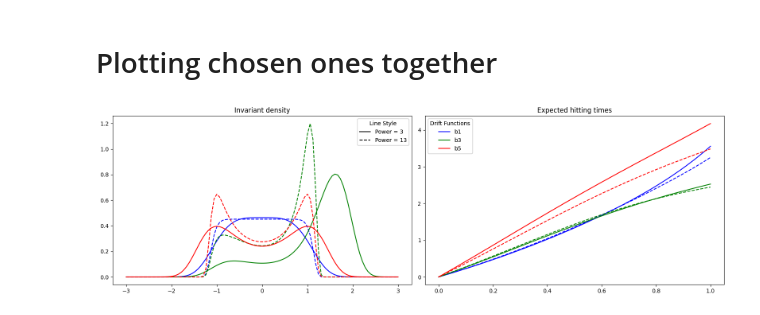
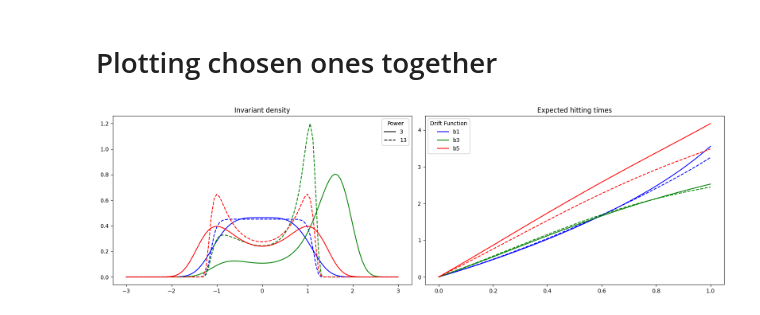
Before and after one commit to RasmusBrostroem/Data-driven-algorithms-for-Impulse-control-problem-Thesis, a Jupyter notebook: TestingMisspecificationFunctions.ipynb, the cells around one changed output. Drawn from its saved outputs; the diff is of its cells as text; code cells hidden in the pictures.

```diff
--- a/TestingMisspecificationFunctions.ipynb
+++ b/TestingMisspecificationFunctions.ipynb
@@ -190,35 +190,35 @@ fig, ax = plt.subplots(1, 2, figsize=(16, 5))
 
 for i, invariant_density in enumerate(invariant_densities):
     power = powers[i % 2]
     driftFunc = driftFuncs[i // 2]
     linestyle = '--' if power == 13 else '-'
     color = colors[driftFunc]
     ax[0].plot(x_range_invariant, invariant_density, label=f"power = {power}, {driftFunc}", linestyle=linestyle, color=color)
 
 ax[0].set_title("Invariant density")
 
 for i, expected_hitting_time in enumerate(expected_hitting_times):
     power = powers[i % 2]
     driftFunc = driftFuncs[i // 2]
     linestyle = '--' if power == 13 else '-'
     color = colors[driftFunc]
     ax[1].plot(x_range_xi, expected_hitting_time, label=f"power = {power}, {driftFunc}", linestyle=linestyle, color=color)
 
 ax[1].set_title("Expected hitting times")
 ax[1].ticklabel_format(style="plain")
 #ax[1].set_ylim([0, 100])
 
 # Create custom legend for line styles
-line_style_solid = mlines.Line2D([], [], linestyle='-', color='black', label='Power = 3')
-line_style_dashed = mlines.Line2D([], [], linestyle='--', color='black', label='Power = 13')
-legend_style = ax[0].legend(handles=[line_style_solid, line_style_dashed], loc='upper right', title='Line Style')
+line_style_solid = mlines.Line2D([], [], linestyle='-', color='black', label='3')
+line_style_dashed = mlines.Line2D([], [], linestyle='--', color='black', label='13')
+legend_style = ax[0].legend(handles=[line_style_solid, line_style_dashed], loc='upper right', title='Power')
 ax[0].add_artist(legend_style)
 
 # Create custom legend for colors
 color_legend_elements = [mlines.Line2D([], [], color=colors[driftFunc], label=f"{driftFunc}") for driftFunc in driftFuncs]
-legend_color = ax[1].legend(handles=color_legend_elements, loc='upper left', title='Drift Functions')
+legend_color = ax[1].legend(handles=color_legend_elements, loc='upper left', title='Drift Function')
 ax[1].add_artist(legend_color)
 plt.tight_layout()
 plt.show()
 # %% [output]
-[figure, old version]
+[figure, new version]
```
Also changed, not shown: parts of 3 cells of this notebook, 5 other files.
